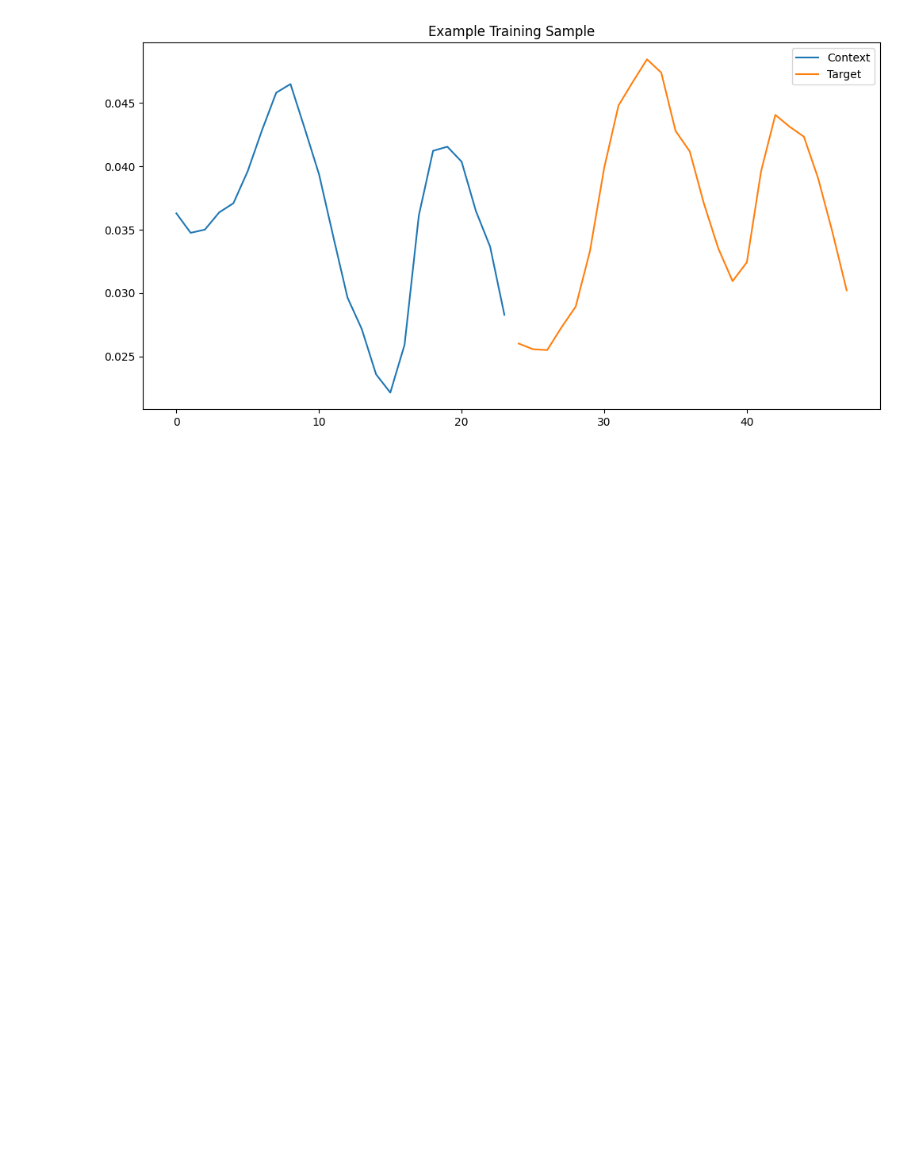
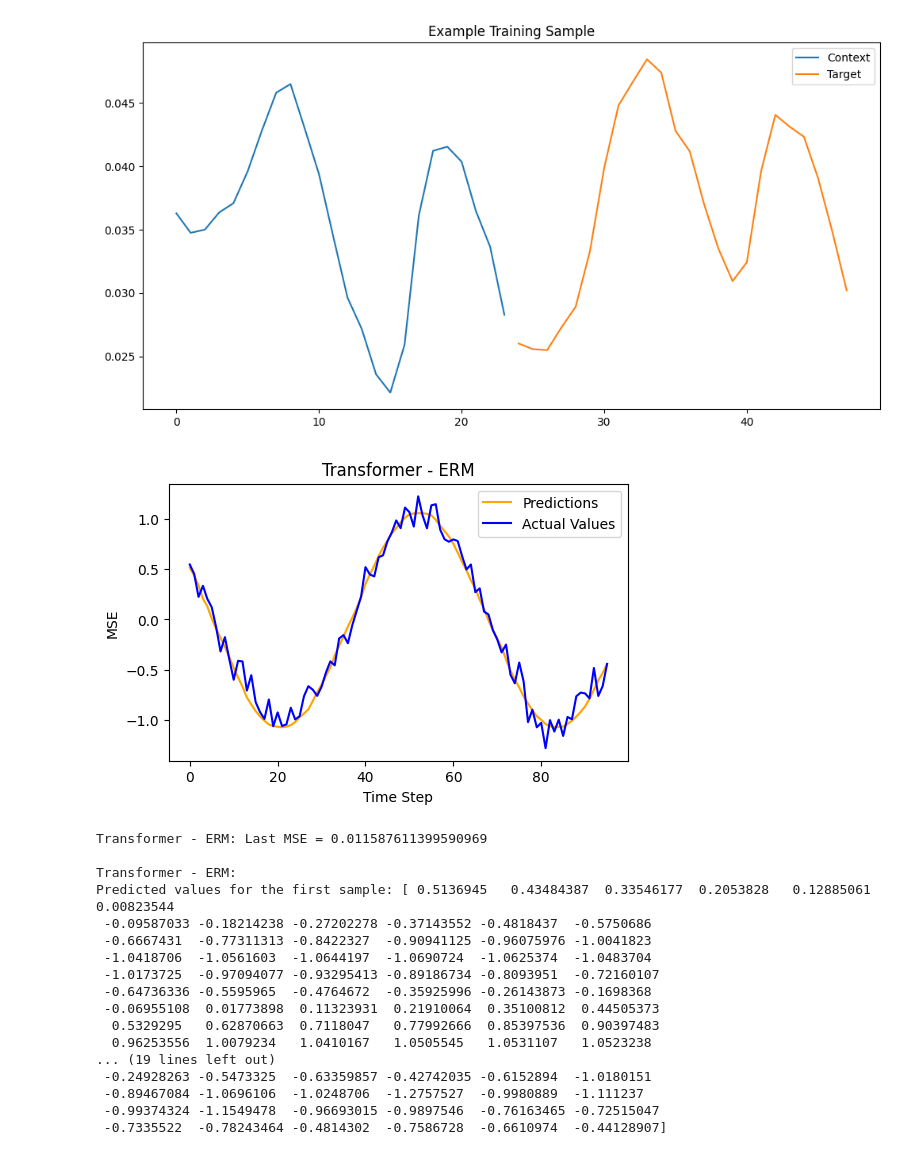
Before and after one commit to basugautam/Reproducibility-Challenge-Project, a Jupyter notebook: Project_Model.ipynb, the cells around one changed output. Drawn from its saved outputs; the diff is of its cells as text; code cells hidden in the pictures; blank space fills up the shorter version.

Commit message:
Model for Transformer with ERM loss process

```diff
--- a/Project_Model.ipynb
+++ b/Project_Model.ipynb
@@ -370,5 +382,4 @@ class Trainer:
 # %%
-
 ## Data Preparation and Experiment ----------------------------------------------
 
 def prepare_data(data, context_length, pred_length):
@@ -459,32 +470,74 @@ def print_last_mse(results):
 
 def main():
     # Set random seeds for reproducibility
     np.random.seed(42)
     torch.manual_seed(42)
 
     # Generate synthetic time series data
     time = np.arange(0, 1000, 0.1)
     data = np.sin(time) + 0.1 * np.random.randn(len(time))
     data = data.reshape(-1, 1)  # (n_samples, n_features)
 
     # Experiment parameters
     context_length = 96
     pred_length = 96
     epochs = 20
 
     # Models to test
-    models = [Transformer, Informer, Autoformer]
-    loss_processes = ['ERM', 'Constant', 'Exponential']
+    #models = [Transformer, Informer, Autoformer]
+    #loss_processes = ['ERM', 'Constant', 'Exponential']
+    models = [Transformer]
+    loss_processes = ['ERM']
+
 
     # Run experiment
     results = run_experiment(models, loss_processes, data, context_length, pred_length, epochs)
 
+    # Get X_val and y_val from the run_experiment function
+    X, y = prepare_data(data, context_length, pred_length)
+    split_idx = int(0.8 * len(X))
+    X_val, y_val = X[split_idx:], y[split_idx:]
+    X_val = torch.FloatTensor(X_val)
+    y_val = torch.FloatTensor(y_val)
+
+
     # Plot results
     plot_results(results, pred_length,  X_val, y_val)
+    #plot_results(results, pred_length,  X_val, y_val, predictions, actual_values)
+
 
     # Print last MSE values for all models and loss processes
     print_last_mse(results)
 
+    # Print predictions and actual values for all model-loss combinations
+    for key, result in results.items():
+        model_name, process = key.split('_')
+        predictions = result['predictions']
+        actual_values = y_val.numpy()
+        print(f"\n{model_name} - {process}:")
+        print(f"Predicted values for the first sample: {predictions[0, :, 0]}")
+        print(f"Actual values for the first sample: {actual_values[0, :, 0]}")
+
+
 
 if __name__ == "__main__":
     main()
+# %% [output]
+[figure, added]
+Transformer - ERM: Last MSE = 0.011587611399590969
+
+Transformer - ERM:
+Predicted values for the first sample: [ 0.5136945   0.43484387  0.33546177  0.2053828   0.12885061  0.00823544
+ -0.09587033 -0.18214238 -0.27202278 -0.37143552 -0.4818437  -0.5750686
+ -0.6667431  -0.77311313 -0.8422327  -0.90941125 -0.96075976 -1.0041823
+ -1.0418706  -1.0561603  -1.0644197  -1.0690724  -1.0625374  -1.0483704
+ -1.0173725  -0.97094077 -0.93295413 -0.89186734 -0.8093951  -0.72160107
+ -0.64736336 -0.5595965  -0.4764672  -0.35925996 -0.26143873 -0.1698368
+ -0.06955108  0.01773898  0.11323931  0.21910064  0.35100812  0.44505373
+  0.5329295   0.62870663  0.7118047   0.77992666  0.85397536  0.90397483
+  0.96253556  1.0079234   1.0410167   1.0505545   1.0531107   1.0523238
+... (19 lines left out)
+ -0.24928263 -0.5473325  -0.63359857 -0.42742035 -0.6152894  -1.0180151
+ -0.89467084 -1.0696106  -1.0248706  -1.2757527  -0.9980889  -1.111237
+ -0.99374324 -1.1549478  -0.96693015 -0.9897546  -0.76163465 -0.72515047
+ -0.7335522  -0.78243464 -0.4814302  -0.7586728  -0.6610974  -0.44128907]
```
Also changed, not shown: parts of 2 cells of this notebook.
